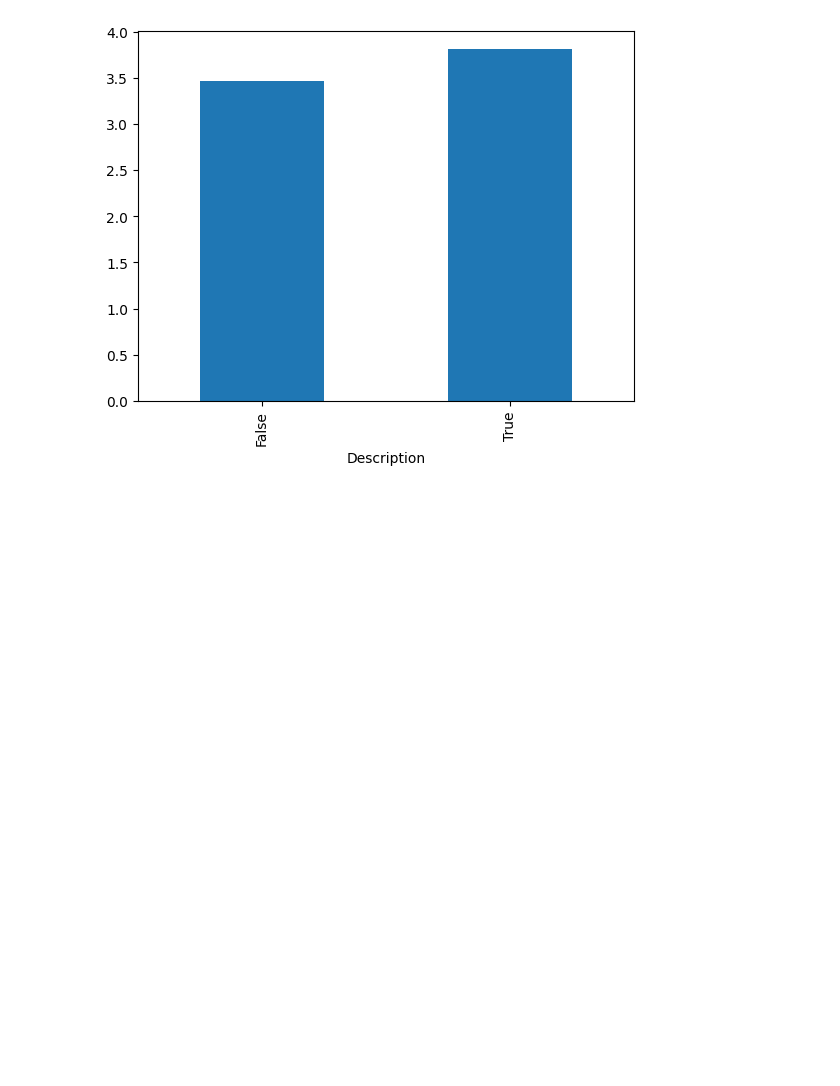
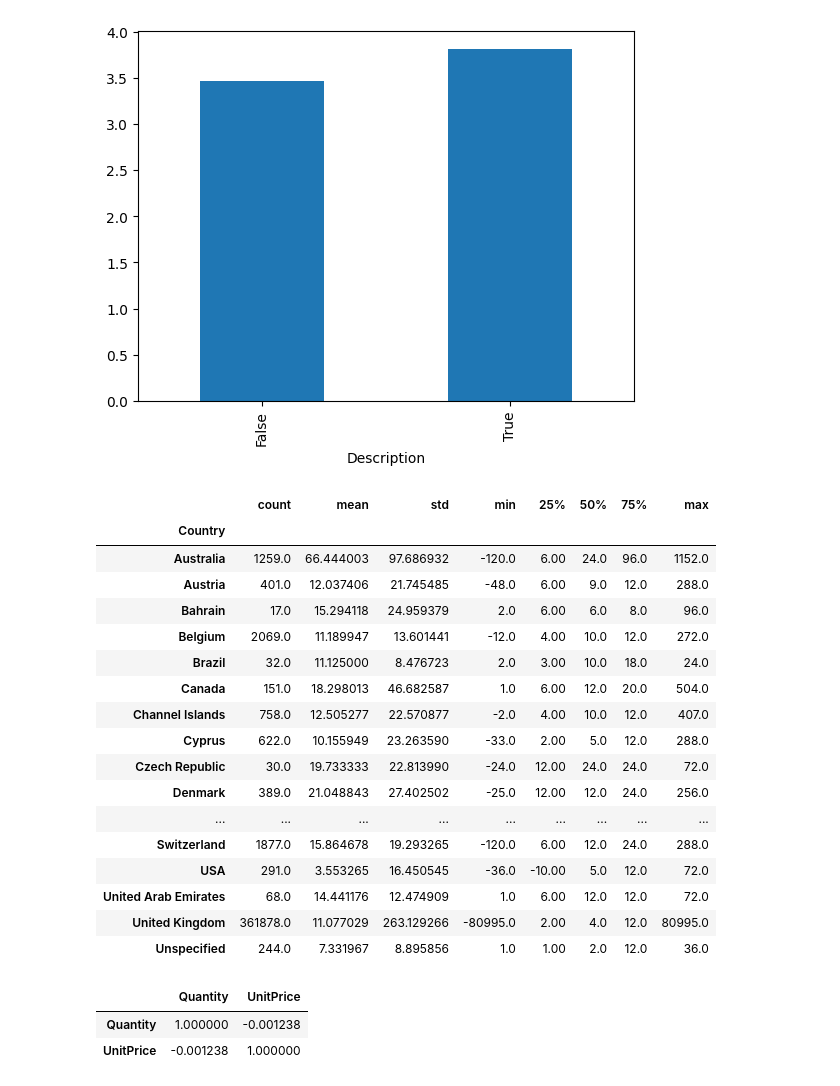
Before and after one commit to mokshithr530/bigdatacheck, a Jupyter notebook: dataset/checkdata2.ipynb, the cells around one changed output. Saved outputs shown, nothing was run; the diff lists cells and outputs as text; code cells hidden in the pictures; blank space fills up the shorter version.

```diff
--- a/dataset/checkdata2.ipynb
+++ b/dataset/checkdata2.ipynb
@@ -240,3 +240,31 @@ print(dfcl.groupby(dfcl["Description"]=="CREAM CUPID HEARTS COAT HANGER")["UnitP
 # %% [output]
 Axes(0.125,0.11;0.775x0.77)
 [figure]
+# %%
+#now to understand relations between two numeric maybe use groupby
+dfcl.groupby("Country")["Quantity"].describe()
+# %% [output]
+|  | count | mean | std | min | 25% | 50% | 75% | max |
+| Country |  |  |  |  |  |  |  |  |
+| Australia | 1259.0 | 66.444003 | 97.686932 | -120.0 | 6.00 | 24.0 | 96.0 | 1152.0 |
+| Austria | 401.0 | 12.037406 | 21.745485 | -48.0 | 6.00 | 9.0 | 12.0 | 288.0 |
+| Bahrain | 17.0 | 15.294118 | 24.959379 | 2.0 | 6.00 | 6.0 | 8.0 | 96.0 |
+| Belgium | 2069.0 | 11.189947 | 13.601441 | -12.0 | 4.00 | 10.0 | 12.0 | 272.0 |
+| Brazil | 32.0 | 11.125000 | 8.476723 | 2.0 | 3.00 | 10.0 | 18.0 | 24.0 |
+| Canada | 151.0 | 18.298013 | 46.682587 | 1.0 | 6.00 | 12.0 | 20.0 | 504.0 |
+| Channel Islands | 758.0 | 12.505277 | 22.570877 | -2.0 | 4.00 | 10.0 | 12.0 | 407.0 |
+| Cyprus | 622.0 | 10.155949 | 23.263590 | -33.0 | 2.00 | 5.0 | 12.0 | 288.0 |
+| Czech Republic | 30.0 | 19.733333 | 22.813990 | -24.0 | 12.00 | 24.0 | 24.0 | 72.0 |
+| Denmark | 389.0 | 21.048843 | 27.402502 | -25.0 | 12.00 | 12.0 | 24.0 | 256.0 |
+| ... | ... | ... | ... | ... | ... | ... | ... | ... |
+| Switzerland | 1877.0 | 15.864678 | 19.293265 | -120.0 | 6.00 | 12.0 | 24.0 | 288.0 |
+| USA | 291.0 | 3.553265 | 16.450545 | -36.0 | -10.00 | 5.0 | 12.0 | 72.0 |
+| United Arab Emirates | 68.0 | 14.441176 | 12.474909 | 1.0 | 6.00 | 12.0 | 12.0 | 72.0 |
+| United Kingdom | 361878.0 | 11.077029 | 263.129266 | -80995.0 | 2.00 | 4.0 | 12.0 | 80995.0 |
+| Unspecified | 244.0 | 7.331967 | 8.895856 | 1.0 | 1.00 | 2.0 | 12.0 | 36.0 |
+# %%
+dfcl[["Quantity","UnitPrice"]].corr()
+# %% [output]
+|  | Quantity | UnitPrice |
+| Quantity | 1.000000 | -0.001238 |
+| UnitPrice | -0.001238 | 1.000000 |
```
Also changed, not shown: parts of 2 cells of this notebook.
